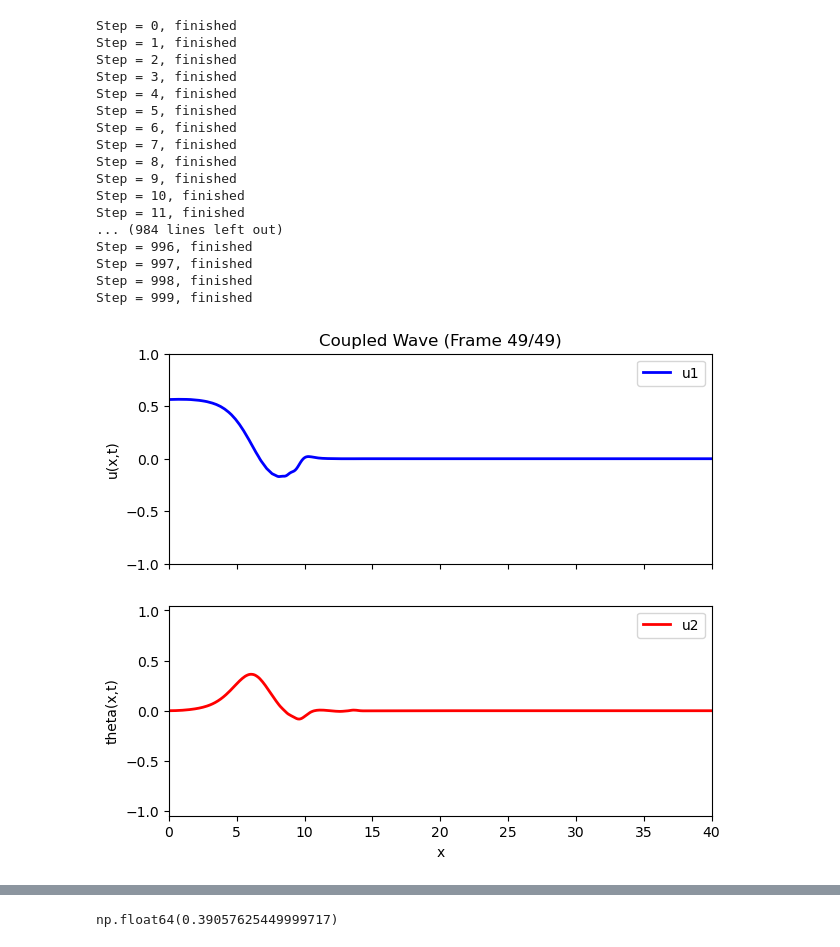
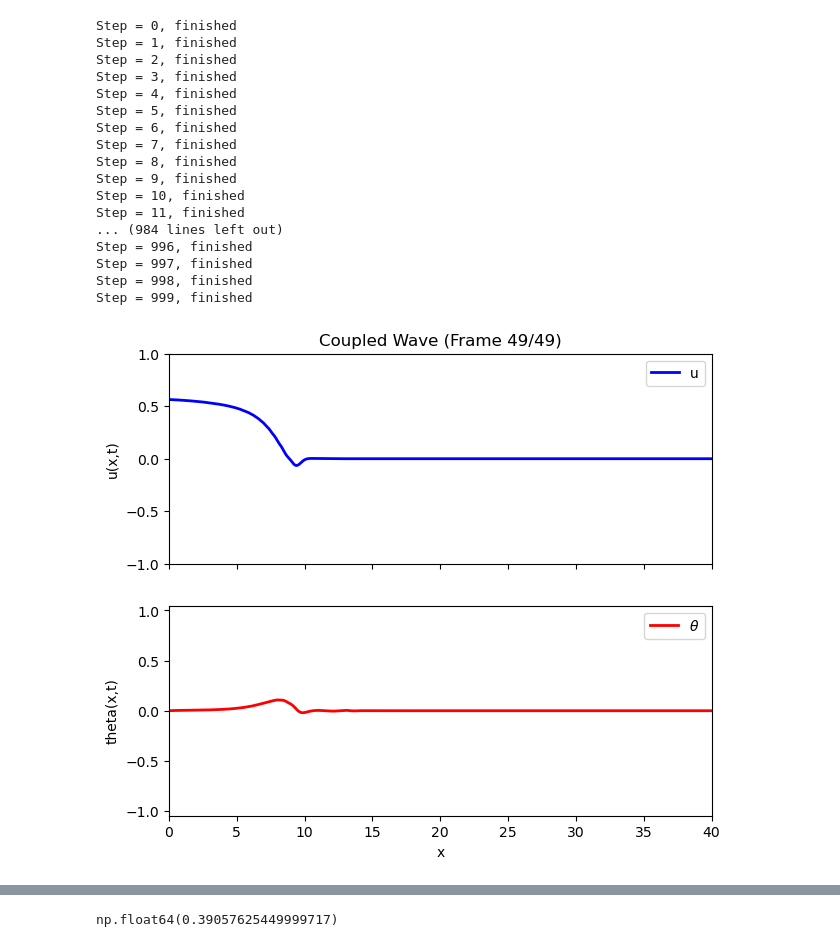
Before and after one commit to yqChu/PDESolver, a Jupyter notebook: rk4_bolei.ipynb, the cells around one changed output, grey strips where cells are left out. Saved outputs shown, nothing was run; the diff lists cells and outputs as text; code cells hidden in the pictures.

```diff
--- a/rk4_bolei.ipynb
+++ b/rk4_bolei.ipynb
@@ -106,7 +106,8 @@ def coupled_soliton_wave_equations(state, t, K, theta0, alpha, dx):
         dphi_dt[i] = alpha**2 * ((np.cos(2 * theta0) - K) * (theta[i+1] - 2*theta[i] + theta[i-1]) / dx**2
                                - 2 * np.sin(2 * theta0) * (u[i+1] - u[i-1]) / (2*dx)
                                - 4 * (2*K + np.cos(theta0)**2 * (u[i+1] - u[i-1]) / (2 * dx) + 2 * np.sin(theta0)**2) * theta[i]
-                            #    - 4 * np.sin(2 * theta0) * theta[i]**2
+                               - 4 * (2*K  + 2 * np.sin(theta0)**2) * theta[i]
+                               - 4 * np.sin(2 * theta0) * theta[i]**2
         )
 
     # No boundary condition
@@ -207,8 +208,8 @@ for step in range(num_steps):
 fig, (ax1, ax2) = plt.subplots(2, 1, figsize=(7,6), sharex=True)
 
 # line objects for u1, u2
-line1, = ax1.plot([], [], 'b-', lw=2, label="u1")
-line2, = ax2.plot([], [], 'r-', lw=2, label="u2")
+line1, = ax1.plot([], [], 'b-', lw=2, label="u")
+line2, = ax2.plot([], [], 'r-', lw=2, label=r"$\theta$")
 
 # Basic axis limits
 ax1.set_xlim(0, L)
@@ -237,34 +238,34 @@ def animate(frame_idx):
     ax1.set_title(f"Coupled Wave (Frame {frame_idx}/{len(snapshots_u)-1})")
     return (line1, line2)
 
 ani = animation.FuncAnimation(
     fig, animate, init_func=init,
     frames=len(snapshots_u), interval=50, blit=True
 )
 
 # 3.7. Save to GIF
 ani.save("coupled_wave_bolei_soliton.gif", writer='pillow', fps=20)
 
 plt.show()
 # %% [output]
 Step = 0, finished
 Step = 1, finished
 Step = 2, finished
 Step = 3, finished
 Step = 4, finished
 Step = 5, finished
 Step = 6, finished
 Step = 7, finished
 Step = 8, finished
 Step = 9, finished
 Step = 10, finished
 Step = 11, finished
 ... (984 lines left out)
 Step = 996, finished
 Step = 997, finished
 Step = 998, finished
 Step = 999, finished
-[figure, old version]
+[figure, new version]
 # %%
 t = 2.5e-3
 T = t*np.sqrt(k/m)
```
Also changed, not shown: parts of 1 cell of this notebook, 3 other files.
